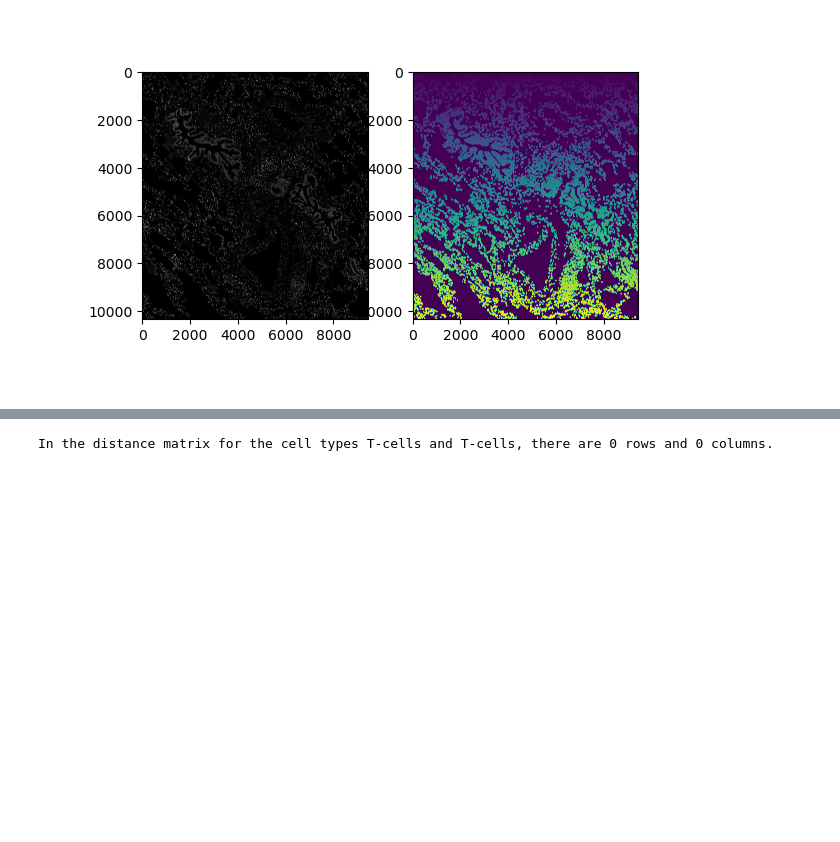
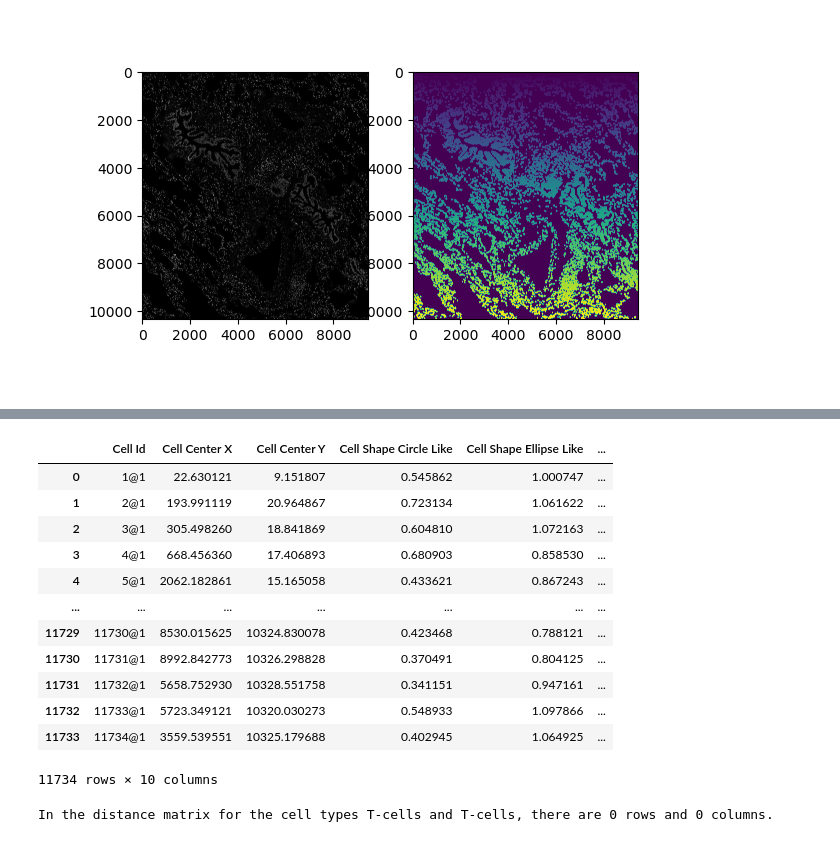
Before and after one commit to feliciaschulz/MastersThesisProject, a Jupyter notebook: 04_DistanceAnalysis/Distance Matrix.ipynb, the cells around one changed output, grey strips where cells are left out. Drawn from its saved outputs; the diff is of its cells as text; code cells hidden in the pictures; blank space fills up the shorter version.

```diff
--- a/04_DistanceAnalysis/Distance Matrix.ipynb
+++ b/04_DistanceAnalysis/Distance Matrix.ipynb
@@ -185,6 +72,23 @@ indices_to_keep = (celltypes_array != "Other") & (celltypes_array != "Mixed")
 
 filtered_centroids = centroids[indices_to_keep]
 filtered_celltypes = celltypes_array[indices_to_keep]
+# %%
+filtered_centroids.shape
+geo
+# %% [output]
+|  | Cell Id | Cell Center X | Cell Center Y | Cell Shape Circle Like | Cell Shape Ellipse Like | ... |
+| 0 | 1@1 | 22.630121 | 9.151807 | 0.545862 | 1.000747 | ... |
+| 1 | 2@1 | 193.991119 | 20.964867 | 0.723134 | 1.061622 | ... |
+| 2 | 3@1 | 305.498260 | 18.841869 | 0.604810 | 1.072163 | ... |
+| 3 | 4@1 | 668.456360 | 17.406893 | 0.680903 | 0.858530 | ... |
+| 4 | 5@1 | 2062.182861 | 15.165058 | 0.433621 | 0.867243 | ... |
+| ... | ... | ... | ... | ... | ... | ... |
+| 11729 | 11730@1 | 8530.015625 | 10324.830078 | 0.423468 | 0.788121 | ... |
+| 11730 | 11731@1 | 8992.842773 | 10326.298828 | 0.370491 | 0.804125 | ... |
+| 11731 | 11732@1 | 5658.752930 | 10328.551758 | 0.341151 | 0.947161 | ... |
+| 11732 | 11733@1 | 5723.349121 | 10320.030273 | 0.548933 | 1.097866 | ... |
+| 11733 | 11734@1 | 3559.539551 | 10325.179688 | 0.402945 | 1.064925 | ... |
+11734 rows × 10 columns
 # %%
 # Function for computing distances between two cell types WITH CENTROIDS
 def celltypes_distance(ct1, ct2, celltypes_array, centroids):
```
Also changed, not shown: parts of 11 cells of this notebook.
